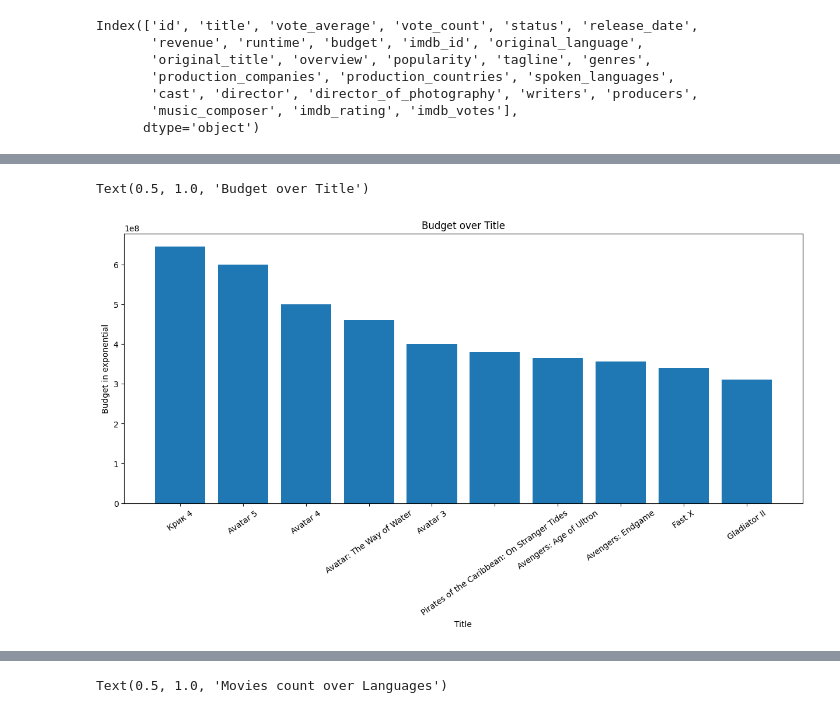
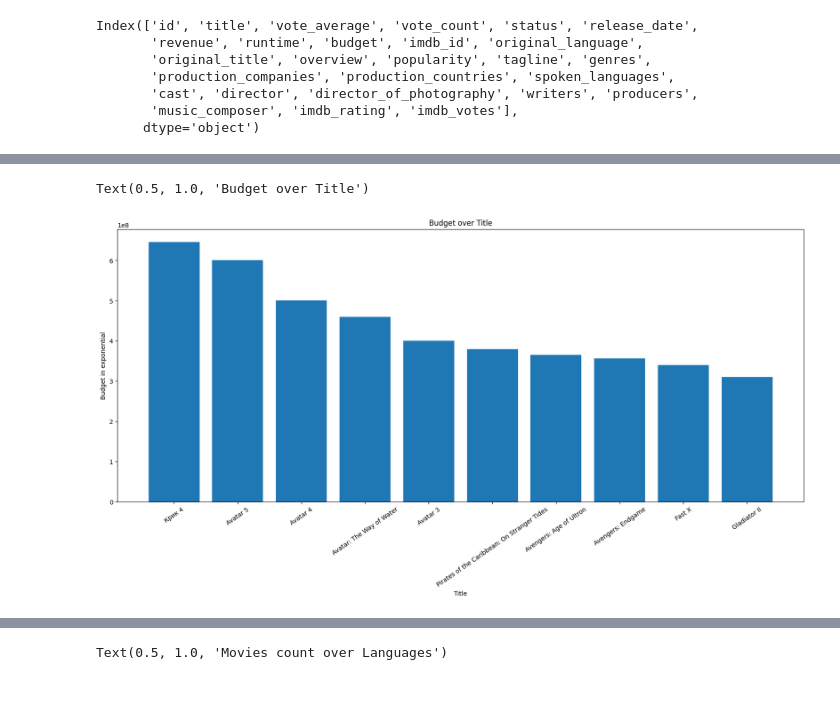
Before and after one commit to Seenuprime/Data-Analytics, a Jupyter notebook: Huge_movies_DataAnalytics.ipynb, the cells around one changed output, grey strips where cells are left out. Saved outputs shown, nothing was run; the diff lists cells and outputs as text; code cells hidden in the pictures.

```diff
--- a/Huge_movies_DataAnalytics.ipynb
+++ b/Huge_movies_DataAnalytics.ipynb
@@ -130,15 +130,15 @@ Index([59423, 125558, 261167], dtype='int64')
 filt = df[df['title'].isin(['Avatar 5', 'Avatar 4', 'Avatar 3'])].index
 df.drop(filt, inplace=True)
 # %%
-plt.figure(figsize=(15, 6))
+plt.figure(figsize=(20, 8))
 plt.bar(budget_title.title, budget_title.budget)
 plt.xticks(rotation=35)
 plt.xlabel('Title')
 plt.ylabel('Budget in exponential')
 plt.title('Budget over Title')
 # %% [output]
 Text(0.5, 1.0, 'Budget over Title')
-[figure, old version]
+[figure, new version]
 # %%
 title_runtime = df[['title', 'runtime', 'revenue']].sort_values(by='runtime', ascending=False).head(10)
 title_runtime
```
Also changed, not shown: parts of 23 cells of this notebook.
